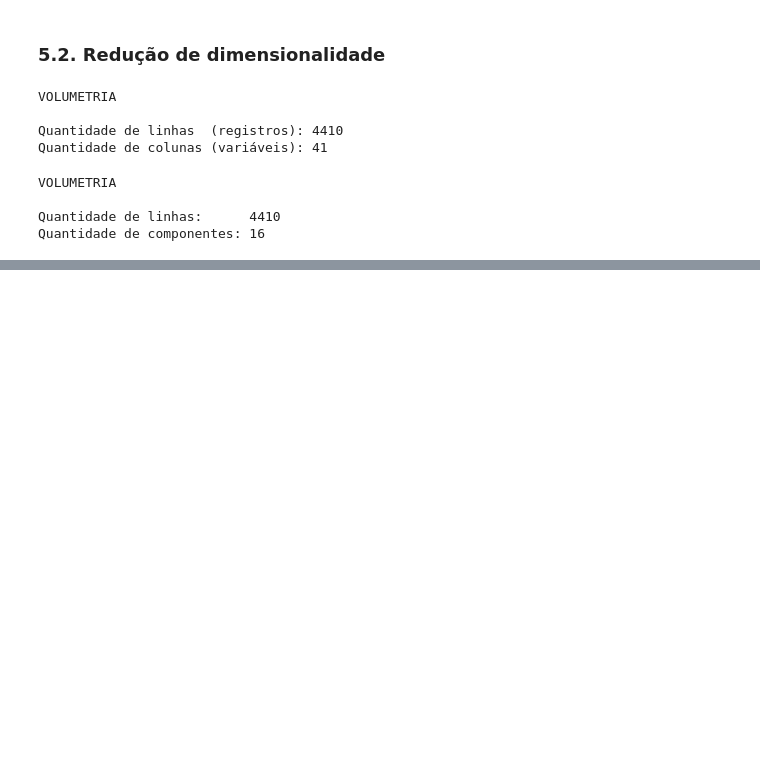
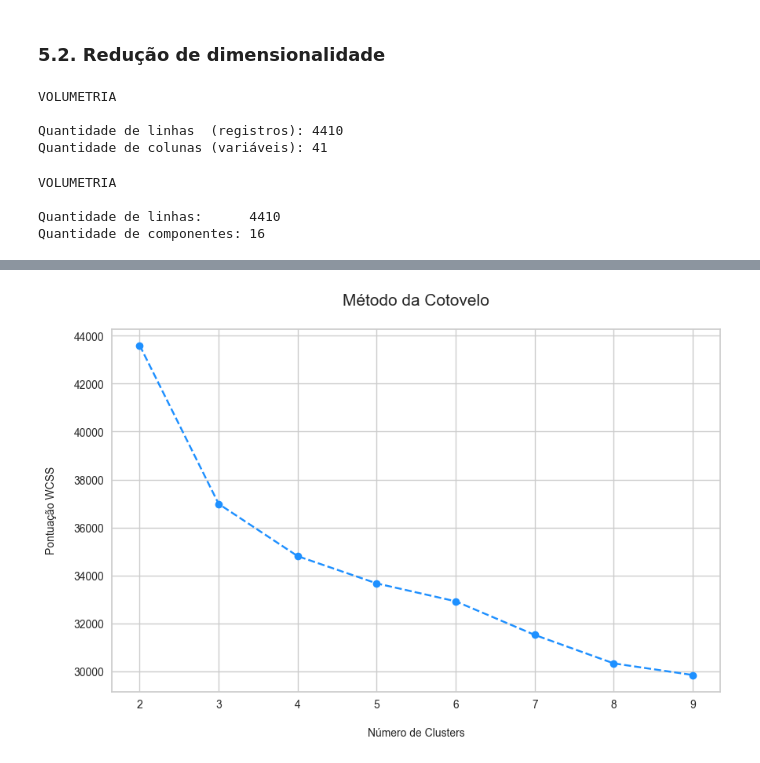
Before and after one commit to emso-exe/Analise_de_rh_-_people_analytics, a Jupyter notebook: 001_analise_de_rh.ipynb, the cells around one changed output, grey strips where cells are left out. Cells and saved outputs as stored; diff of their text form; code cells hidden in the pictures; blank space fills up the shorter version.

```diff
--- a/001_analise_de_rh.ipynb
+++ b/001_analise_de_rh.ipynb
@@ -1320,0 +1357,18 @@ Quantidade de componentes: 16
+# %%
+# MÉTODO DO COTOVELO
+
+wcss = []
+for n_clusters in range(2, 10):
+    kmeans = KMeans(n_clusters=n_clusters, random_state=0, n_init='auto')
+    kmeans.fit_predict(df_componentes)
+    wcss.append(kmeans.inertia_)
+
+plt.figure(figsize=(10,6))
+plt.plot(range(2, 10), wcss, marker='o', linestyle='--', color='dodgerblue')
+
+plt.title('Método da Cotovelo\n', fontsize=15)
+plt.xlabel('\nNúmero de Clusters', fontsize=10)
+plt.ylabel('Pontuação WCSS\n', fontsize=10)
+plt.show()
+# %% [output]
+[figure, added]
```
Also changed, not shown: parts of 20 cells of this notebook.
